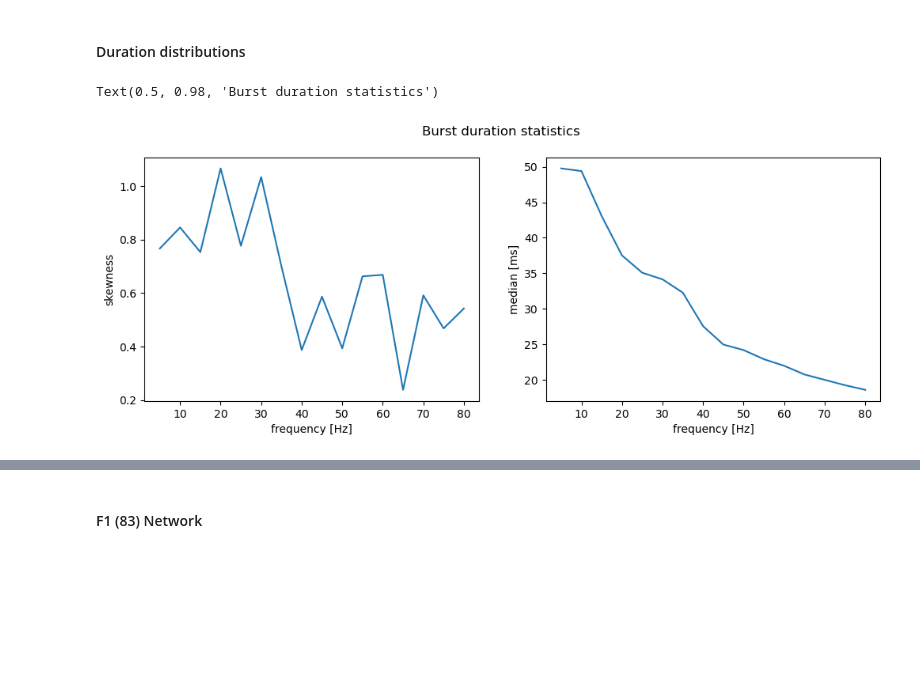
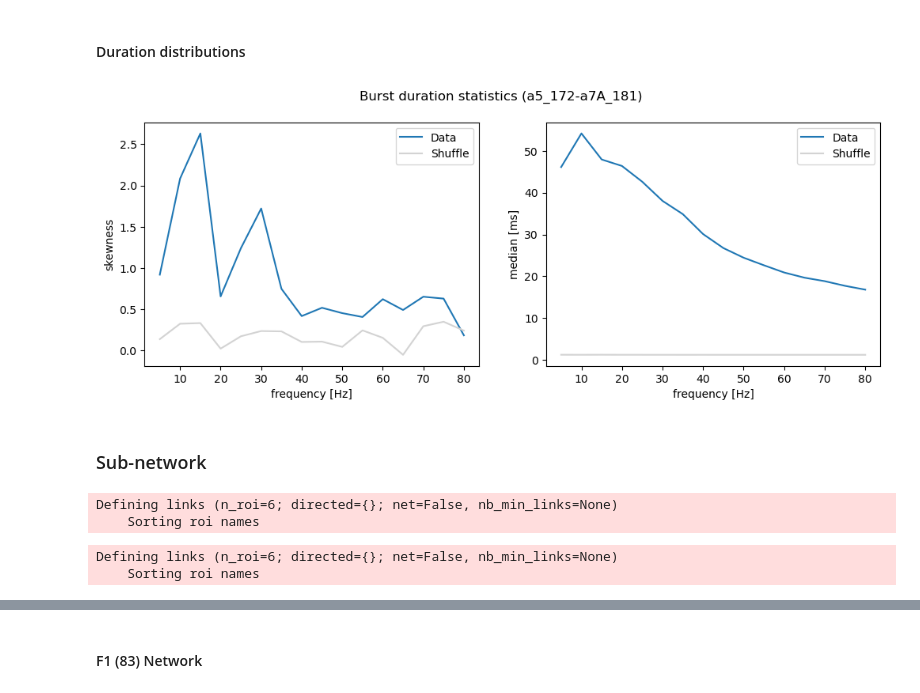
Before and after one commit to ViniciusLima94/phase_coupling_analysis, a Jupyter notebook: notebooks/Phase Analysis - General Approach-F1(83).ipynb, the cells around one changed output, grey strips where cells are left out. Drawn from its saved outputs; the diff is of its cells as text; code cells hidden in the pictures; blank space fills up the shorter version.

```diff
--- a/notebooks/Phase Analysis - General Approach-F1(83).ipynb
+++ b/notebooks/Phase Analysis - General Approach-F1(83).ipynb
@@ -248,0 +329,8 @@ def load_channel_pair(path2data: str, roi_a: str, roi_b: str, band: int):
+# %%
+average_power_epochs = xr.load_dataarray(os.path.join(DATA_PATH, "average_power.nc"))
+
+power_time_series = xr.open_dataarray(
+    os.path.join(DATA_PATH, f"power_time_series_band_1_surr_False.nc")
+)
+
+power_time_series.roi.values
@@ -249,15 +351,16 @@ def load_channel_pair(path2data: str, roi_a: str, roi_b: str, band: int):
 # %%
 roi_a, roi_b = (
-    "F2_36",
-    "V1_248",
+    "a5_172",
+    "a7A_181",
 )
 
-power_time_series, phi_series = [], []
+power_time_series, phi_series, phi_series_surr = [], [], []
 
 for band in tqdm(range(16)):
     out = load_channel_pair(DATA_PATH, roi_a, roi_b, band)
     power_time_series += [out[0]]
     phi_series += [out[2]]
+    phi_series_surr += [out[3]]
 # %%
 power_time_series = xr.concat(power_time_series, "freqs")
 phi_series = xr.concat(phi_series, "freqs")
@@ -412,17 +553,37 @@ d = xr.DataArray(
     dims=("trials", "freqs"),
     coords=(pec.trials.values, freqs),
 )
+# %%
+x = pec_shuffle.squeeze()
+d_shuffle = np.zeros((398, 16))
+for i in tqdm(range(398)):
+    for k in range(16):
+        d_shuffle[i, k] = find_activation_sequences(x[i, k], dt=1).mean()
+
+d_shuffle = xr.DataArray(
+    d_shuffle,
+    dims=("trials", "freqs"),
+    coords=(pec.trials.values, freqs),
+)
 # %%
 plt.figure(figsize=(12, 4))
 plt.subplot(121)
 plt.plot(freqs, scipy.stats.skew(d, axis=0))
+plt.plot(freqs, scipy.stats.skew(d_shuffle, axis=0), c="lightgray")
+plt.legend(["Data", "Shuffle"])
 plt.ylabel("skewness")
 plt.xlabel("frequency [Hz]")
 plt.subplot(122)
 plt.plot(freqs, np.median(d, axis=0))
+plt.plot(freqs, np.median(d_shuffle, axis=0), c="lightgray")
+plt.legend(["Data", "Shuffle"])
 plt.ylabel("median [ms]")
 plt.xlabel("frequency [Hz]")
-plt.suptitle("Burst duration statistics")
+plt.suptitle(f"Burst duration statistics ({roi_a}-{roi_b})")
+plt.savefig(
+    f"figures/example_channel_pairs/duration_skewness_all_freqs_{roi_a}_{roi_b}.png"
+)
 # %% [output]
-Text(0.5, 0.98, 'Burst duration statistics')
-[figure, old version]
+[figure, new version]
+# %% [markdown]
+### Sub-network
@@ -428,0 +633,12 @@ Text(0.5, 0.98, 'Burst duration statistics')
+# %%
+pec = power_events_coincidence(power_time_series, 0.6).sel(roi=phi_series.roi.values)
+# %% [output]
+Defining links (n_roi=6; directed={}; net=False, nb_min_links=None)
+    Sorting roi names
+# %%
+pec_shuffle = power_events_coincidence(power_time_series, 0.6, shuffle=True).sel(
+    roi=phi_series.roi.values
+)
+# %% [output]
+Defining links (n_roi=6; directed={}; net=False, nb_min_links=None)
+    Sorting roi names
```
Also changed, not shown: parts of 43 cells of this notebook, 9 other files.
